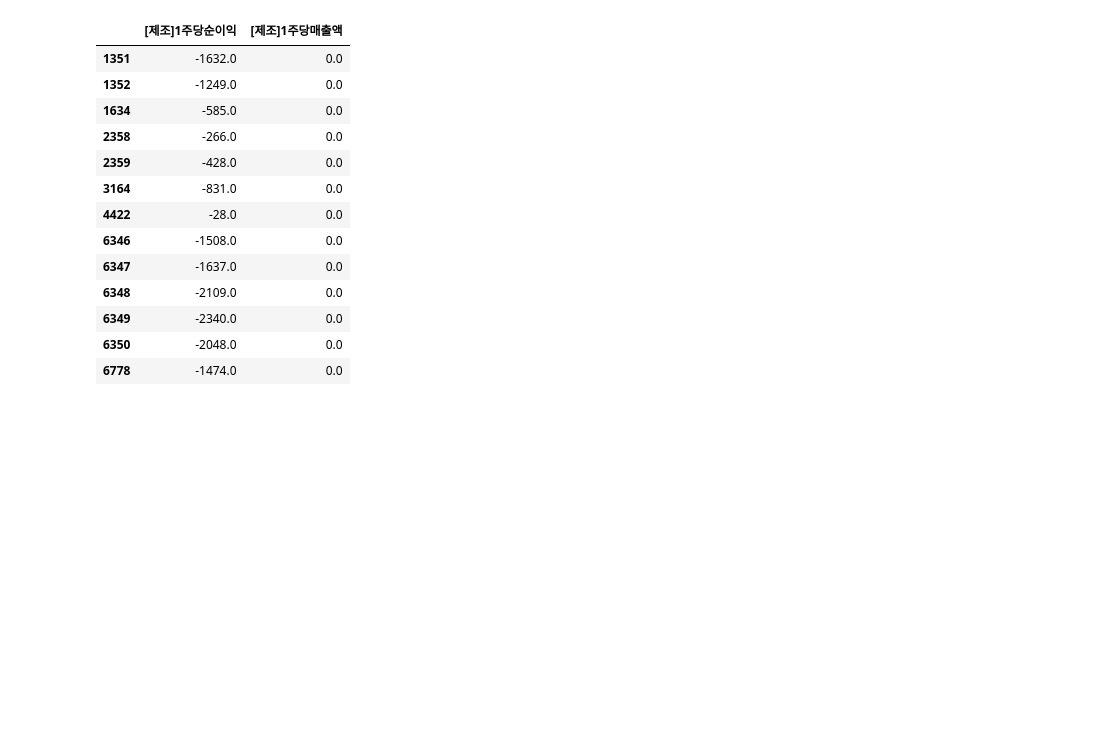
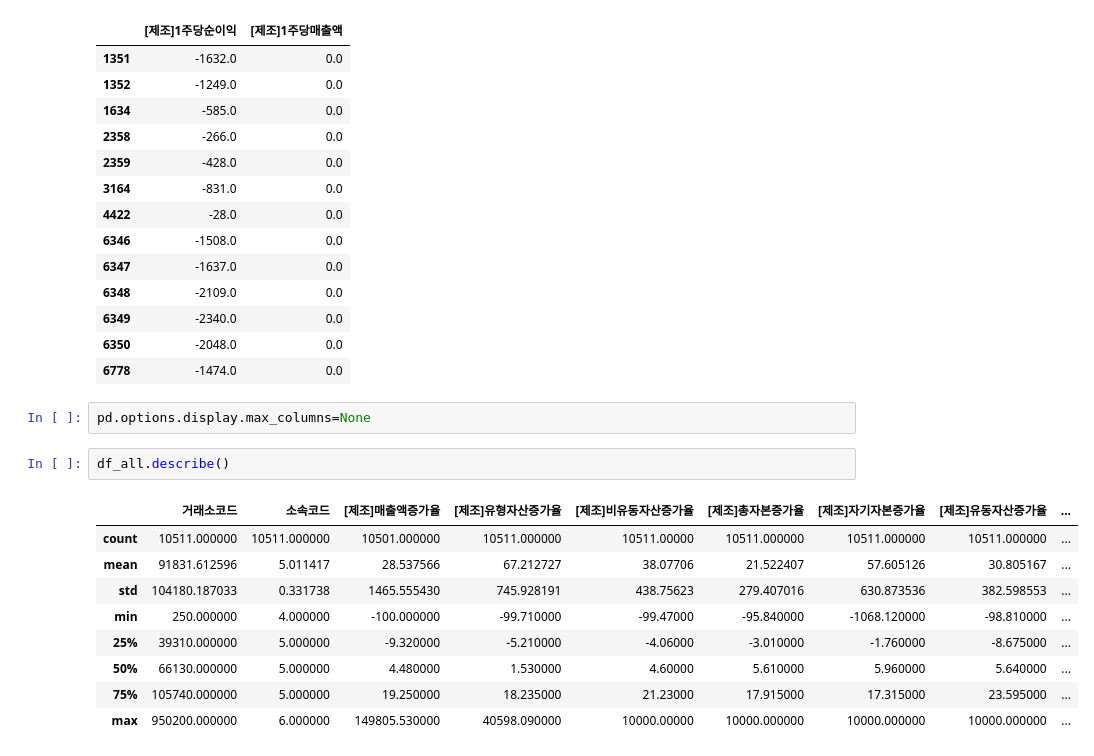
Before and after one commit to Sunghwi01/Project2, a Jupyter notebook: 재무제표통합mk2(성휘).ipynb, the cells around one changed output. Drawn from its saved outputs; the diff is of its cells as text; blank space fills up the shorter version.

```diff
--- a/재무제표통합mk2(성휘).ipynb
+++ b/재무제표통합mk2(성휘).ipynb
@@ -412,3 +412,17 @@ a.iloc[:,[20,21]]
 | 6349 | -2340.0 | 0.0 |
 | 6350 | -2048.0 | 0.0 |
 | 6778 | -1474.0 | 0.0 |
+# %%
+pd.options.display.max_columns=None
+# %%
+df_all.describe()
+# %% [output]
+|  | 거래소코드 | 소속코드 | [제조]매출액증가율 | [제조]유형자산증가율 | [제조]비유동자산증가율 | [제조]총자본증가율 | [제조]자기자본증가율 | [제조]유동자산증가율 | ... |
+| count | 10511.000000 | 10511.000000 | 10501.000000 | 10511.000000 | 10511.00000 | 10511.000000 | 10511.000000 | 10511.000000 | ... |
+| mean | 91831.612596 | 5.011417 | 28.537566 | 67.212727 | 38.07706 | 21.522407 | 57.605126 | 30.805167 | ... |
+| std | 104180.187033 | 0.331738 | 1465.555430 | 745.928191 | 438.75623 | 279.407016 | 630.873536 | 382.598553 | ... |
+| min | 250.000000 | 4.000000 | -100.000000 | -99.710000 | -99.47000 | -95.840000 | -1068.120000 | -98.810000 | ... |
+| 25% | 39310.000000 | 5.000000 | -9.320000 | -5.210000 | -4.06000 | -3.010000 | -1.760000 | -8.675000 | ... |
+| 50% | 66130.000000 | 5.000000 | 4.480000 | 1.530000 | 4.60000 | 5.610000 | 5.960000 | 5.640000 | ... |
+| 75% | 105740.000000 | 5.000000 | 19.250000 | 18.235000 | 21.23000 | 17.915000 | 17.315000 | 23.595000 | ... |
+| max | 950200.000000 | 6.000000 | 149805.530000 | 40598.090000 | 10000.00000 | 10000.000000 | 10000.000000 | 10000.000000 | ... |
```
Also changed, not shown: parts of 11 cells of this notebook, 2 other files.
